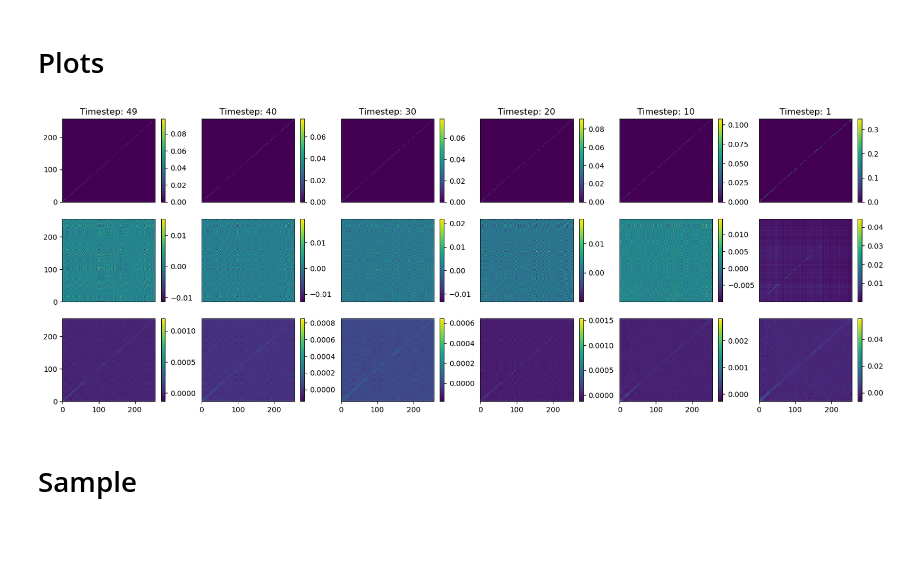
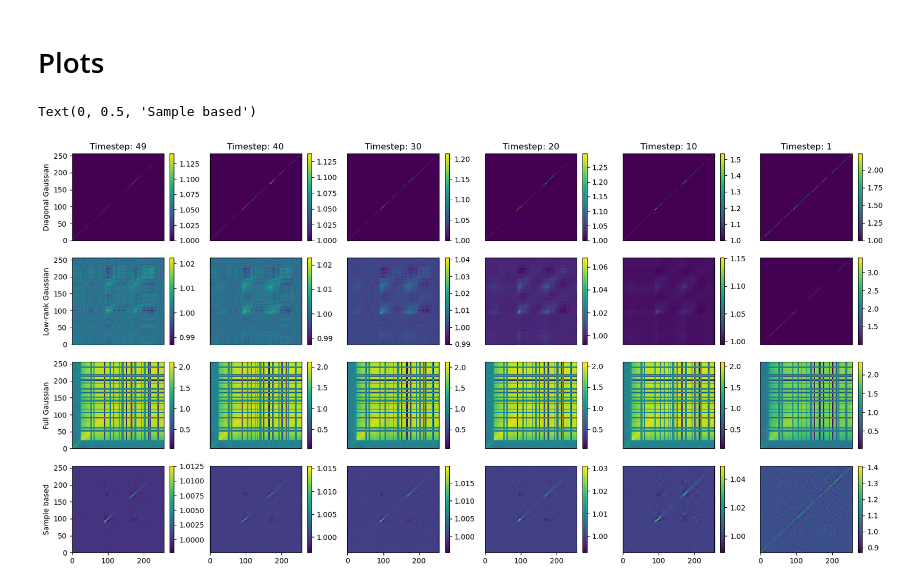
Before and after one commit to Philipp238/diffusionUQ, a Jupyter notebook: evaluation/cov_analysis.ipynb, the cells around one changed output. Drawn from its saved outputs; the diff is of its cells as text; code cells hidden in the pictures; blank space fills up the shorter version.

```diff
--- a/evaluation/cov_analysis.ipynb
+++ b/evaluation/cov_analysis.ipynb
@@ -232,0 +254,3 @@ mvnormal_cov = timestep_array
+# %%
+timestep_array = torch.zeros(n_timesteps -1, *target.shape, target.shape[-1]).squeeze()
+timestep_array.shape
@@ -233,3 +259,18 @@ mvnormal_cov = timestep_array
+# %%
+x = diffusion.sample_x_T((n, *diffusion.img_size), pred, inference=True)
+for step, i in enumerate(reversed(range(1, diffusion.noise_steps))):
+    t = (torch.ones(n) * i).long().to(diffusion.device)
+    predicted_noise = diffusion.sample_noise(model, x, t, conditioning, pred)
+    # Generate prediction
+    mu_sigma_pred = model(x, t, conditioning, pred = pred)
+    mu = mu_sigma_pred[...,0]
+    L = mu_sigma_pred[...,1:]
+    mvnorm = MultivariateNormal(mu, scale_tril=L)
+    timestep_array[step] = mvnorm.covariance_matrix.squeeze(1)
+
+    x = diffusion.sample_x_t_inference_DDIM(x, t, predicted_noise, pred, i)
+# %%
+mvnormal_cholesky_cov = timestep_array
 # %% [markdown]
 # Sample
 # %%
@@ -257,7 +298,7 @@ backbone =  UNetDiffusion(
             in_channels=1,
             out_channels=1,
             init_features=64,
-            domain_dim = target_dim[-1]
+            domain_dim = target_dim
         )
 
 model = UNet_diffusion_sample(
@@ -304,29 +345,36 @@ sample_cov = timestep_array
 # Plots
 # %%
 steps = [1, 10, 20, 30, 40, 49]
-n_rows = 3
+n_rows = 4
 
-fig, axs = plt.subplots(n_rows, len(steps), figsize = (20,7))
+fig, axs = plt.subplots(n_rows, len(steps), figsize = (20,10))
 
 for i,step in enumerate(steps):
-    im1 = axs[0,i].pcolormesh(np.log(normal_cov[step-1,b]+1))
+    im1 = axs[0,i].pcolormesh((normal_cov[step-1,b]+1))
     plt.colorbar(im1)
     axs[0,i].set_title(f"Timestep: {n_timesteps-(step)}")
 
-    im2 = axs[1,i].pcolormesh(np.log(mvnormal_cov[step-1, b]+1))
+    im2 = axs[1,i].pcolormesh((mvnormal_cov[step-1, b]+1))
     plt.colorbar(im2)
 
-    im3 = axs[2,i].pcolormesh(np.log(sample_cov[step-1, b]+1))
+    im3 = axs[2,i].pcolormesh((mvnormal_cholesky_cov[step-1, b]+1))
     plt.colorbar(im3)
+
+    im4 = axs[3,i].pcolormesh((sample_cov[step-1, b]+1))
+    plt.colorbar(im4)
 
 for i in range(n_rows-1):
     for j in range(len(steps)):
         axs[i,j].set_xticks([])
 
 for i in range(1,len(steps)):
     for j in range(n_rows):
         axs[j,i].set_yticks([])
+
+axs[0,0].set_ylabel("Diagonal Gaussian")
+axs[1,0].set_ylabel("Low-rank Gaussian")
+axs[2,0].set_ylabel("Full Gaussian")
+axs[3,0].set_ylabel("Sample based")
 # %% [output]
+Text(0, 0.5, 'Sample based')
-[figure, old version]
+[figure, new version]
-# %% [markdown]
-# Sample
```
Also changed, not shown: parts of 31 cells of this notebook, 56 other files.
